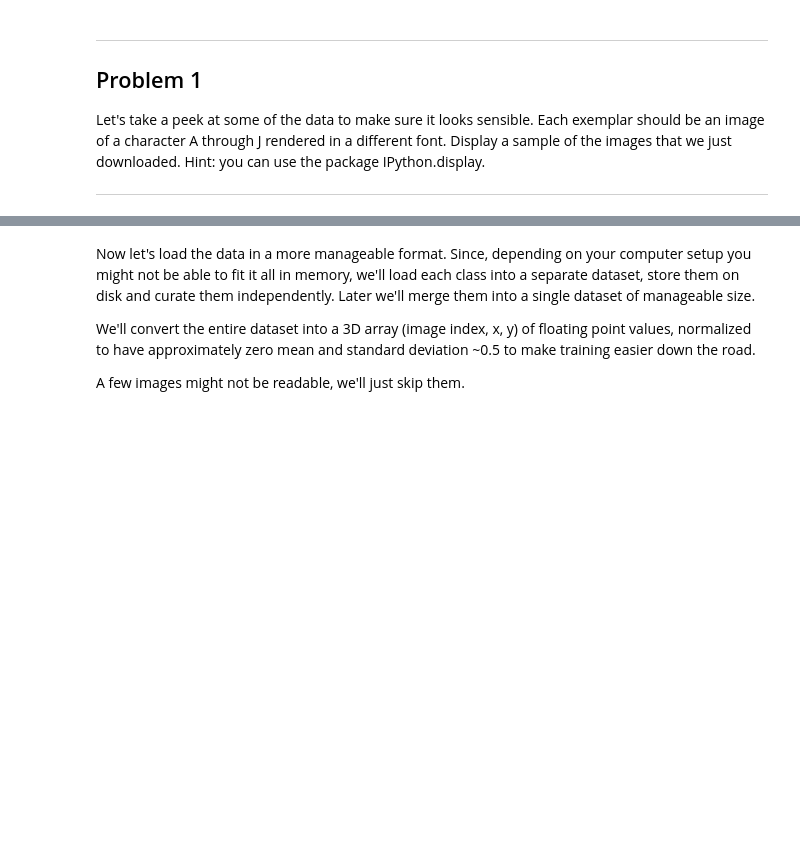
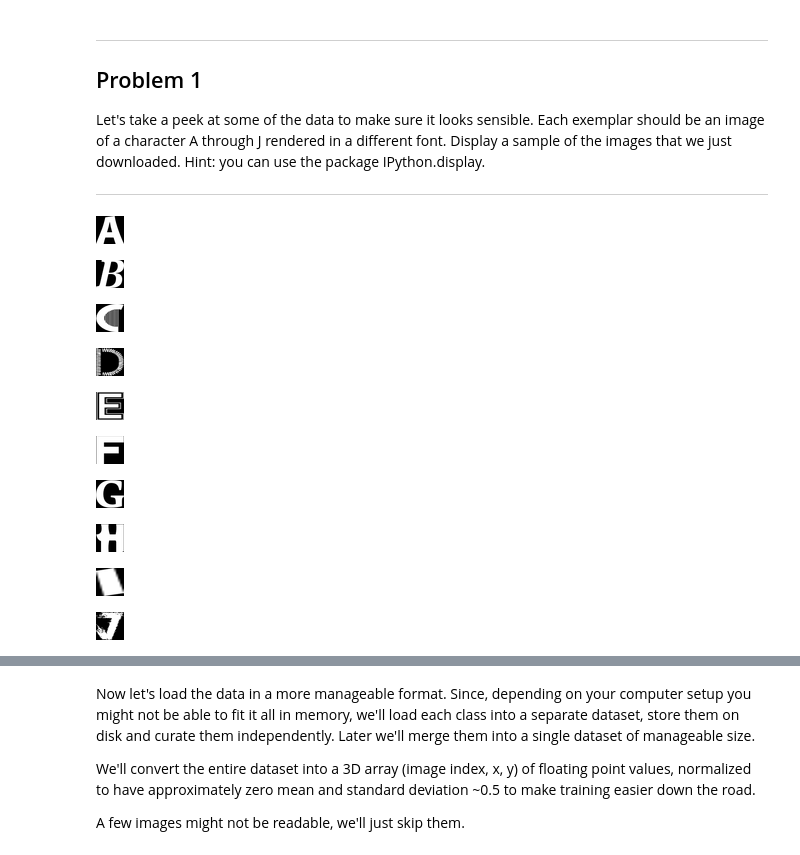
Before and after one commit to sthoong/TensorflowCourse, a Jupyter notebook: 1_notmnist.ipynb, the cells around one changed output, grey strips where cells are left out. Drawn from its saved outputs; the diff is of its cells as text; code cells hidden in the pictures; blank space fills up the shorter version.

```diff
--- a/1_notmnist.ipynb
+++ b/1_notmnist.ipynb
@@ -117,10 +117,22 @@ Let's take a peek at some of the data to make sure it looks sensible. Each exemp
 # %%
-def displayData(data_folders, sample_size):
-    for folder in data_folders:
-        print(folder)
-        image_files = os.listdir(folder)
-        image_sample = random.sample(image_files, sample_size)
-        for image in image_sample:
-            image_file = os.path.join(folder, image)
-            i = Image(filename=image_file)
-            display(i)
+def printSamples(dataFolders, sampleSize):
+    for folder in dataFolders:
+        imageFiles = os.listdir(folder)
+        imageSample = random.sample(imageFiles, sampleSize)
+        for image in imageSample:
+            imageFile = os.path.join(folder, image)
+            img = Image(filename=imageFile)
+            display(img)
+
+printSamples(train_folders, 1)
+# %% [output]
+[figure, added]
+[figure, added]
+[figure, added]
+[figure, added]
+[figure, added]
+[figure, added]
+[figure, added]
+[figure, added]
+[figure, added]
+[figure, added]
```
Also changed, not shown: parts of 45 cells of this notebook.
